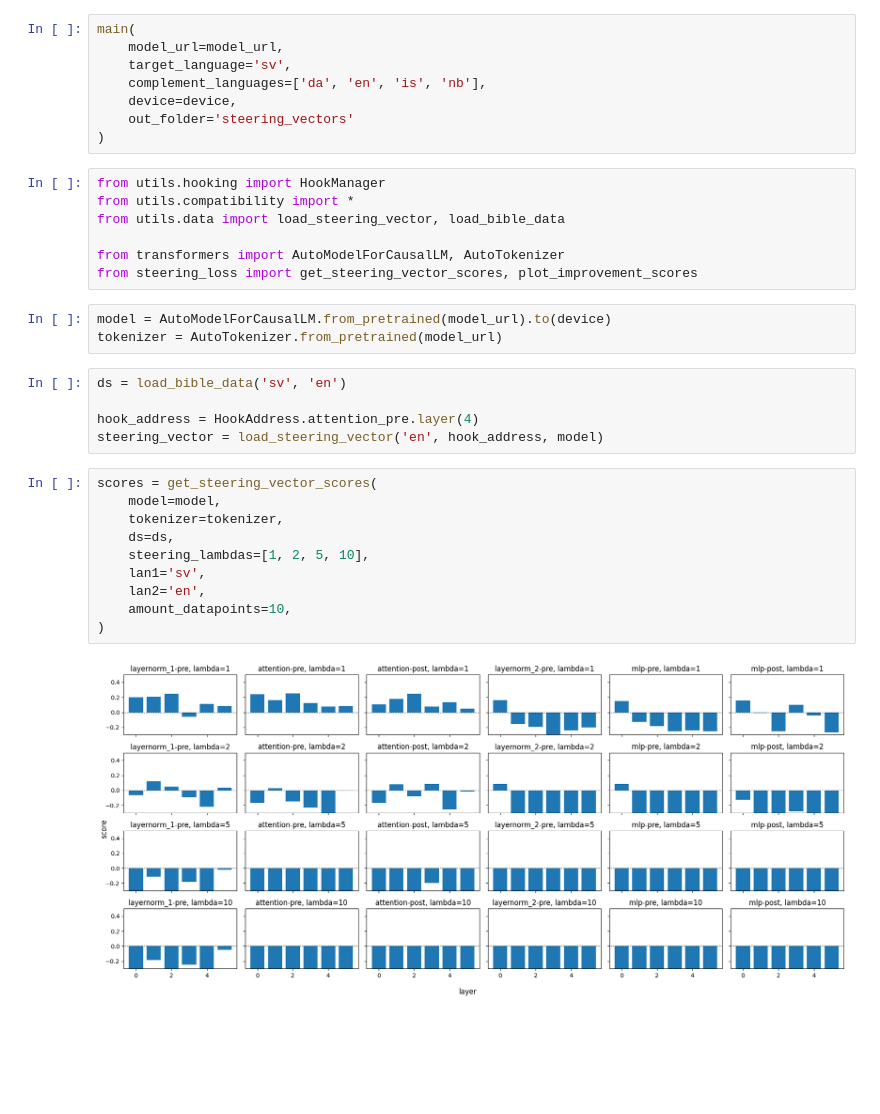
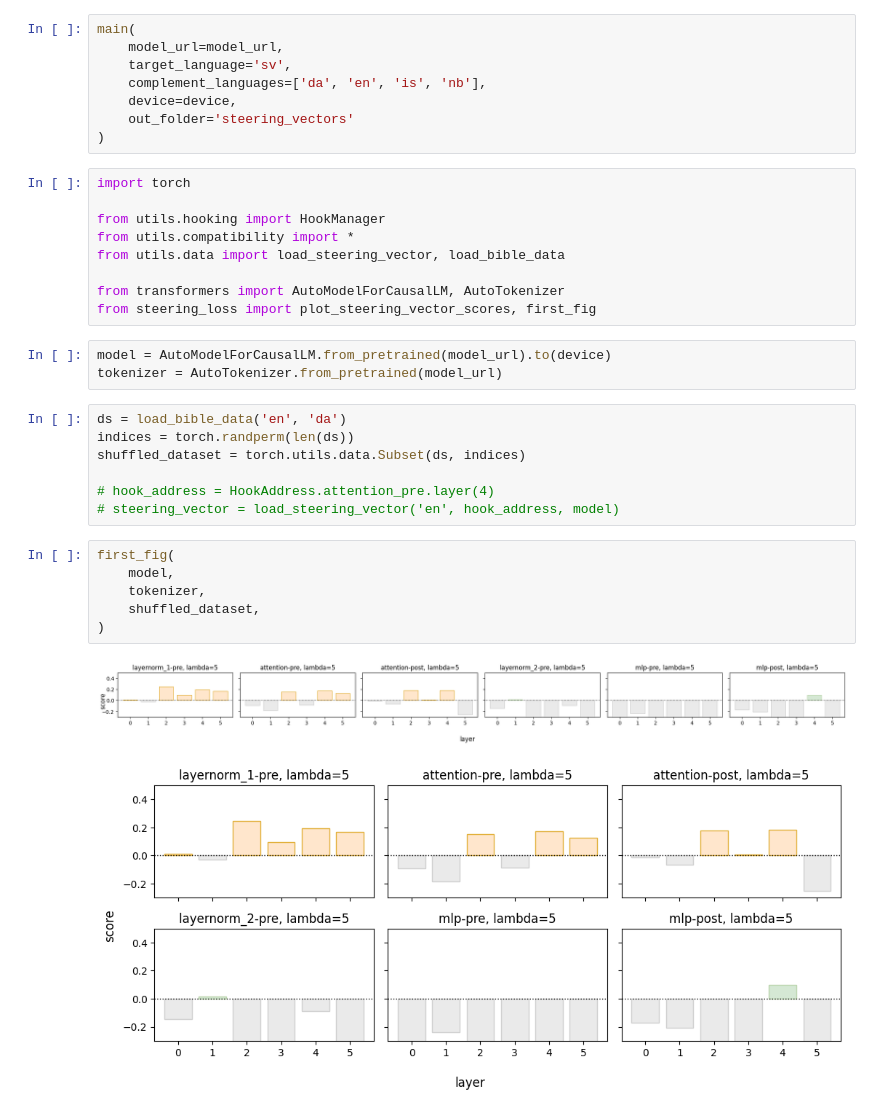
Before and after one commit to MarkusSibbesen/KDS-MI-temp, a Jupyter notebook: _interactive.ipynb, the cells around one changed output. Cells and saved outputs as stored; diff of their text form; blank space fills up the shorter version.

Commit message:
first fig

```diff
--- a/_interactive.ipynb
+++ b/_interactive.ipynb
@@ -46,29 +46,30 @@ main(
     out_folder='steering_vectors'
 )
 # %%
+import torch
+
 from utils.hooking import HookManager
 from utils.compatibility import *
 from utils.data import load_steering_vector, load_bible_data
 
 from transformers import AutoModelForCausalLM, AutoTokenizer
-from steering_loss import get_steering_vector_scores, plot_improvement_scores
+from steering_loss import plot_steering_vector_scores, first_fig
 # %%
 model = AutoModelForCausalLM.from_pretrained(model_url).to(device)
 tokenizer = AutoTokenizer.from_pretrained(model_url)
 # %%
-ds = load_bible_data('sv', 'en')
+ds = load_bible_data('en', 'da')
+indices = torch.randperm(len(ds))
+shuffled_dataset = torch.utils.data.Subset(ds, indices)
 
-hook_address = HookAddress.attention_pre.layer(4)
-steering_vector = load_steering_vector('en', hook_address, model)
+# hook_address = HookAddress.attention_pre.layer(4)
+# steering_vector = load_steering_vector('en', hook_address, model)
-# %%
-scores = get_steering_vector_scores(
-    model=model,
-    tokenizer=tokenizer,
-    ds=ds,
-    steering_lambdas=[1, 2, 5, 10],
-    lan1='sv',
-    lan2='en',
-    amount_datapoints=10,
-)
-# %% [output]
-[figure, removed]
+# %%
+first_fig(
+    model,
+    tokenizer,
+    shuffled_dataset,
+)
+# %% [output]
+[figure, added]
+[figure, added]
```
Also changed, not shown: 1 other file.
